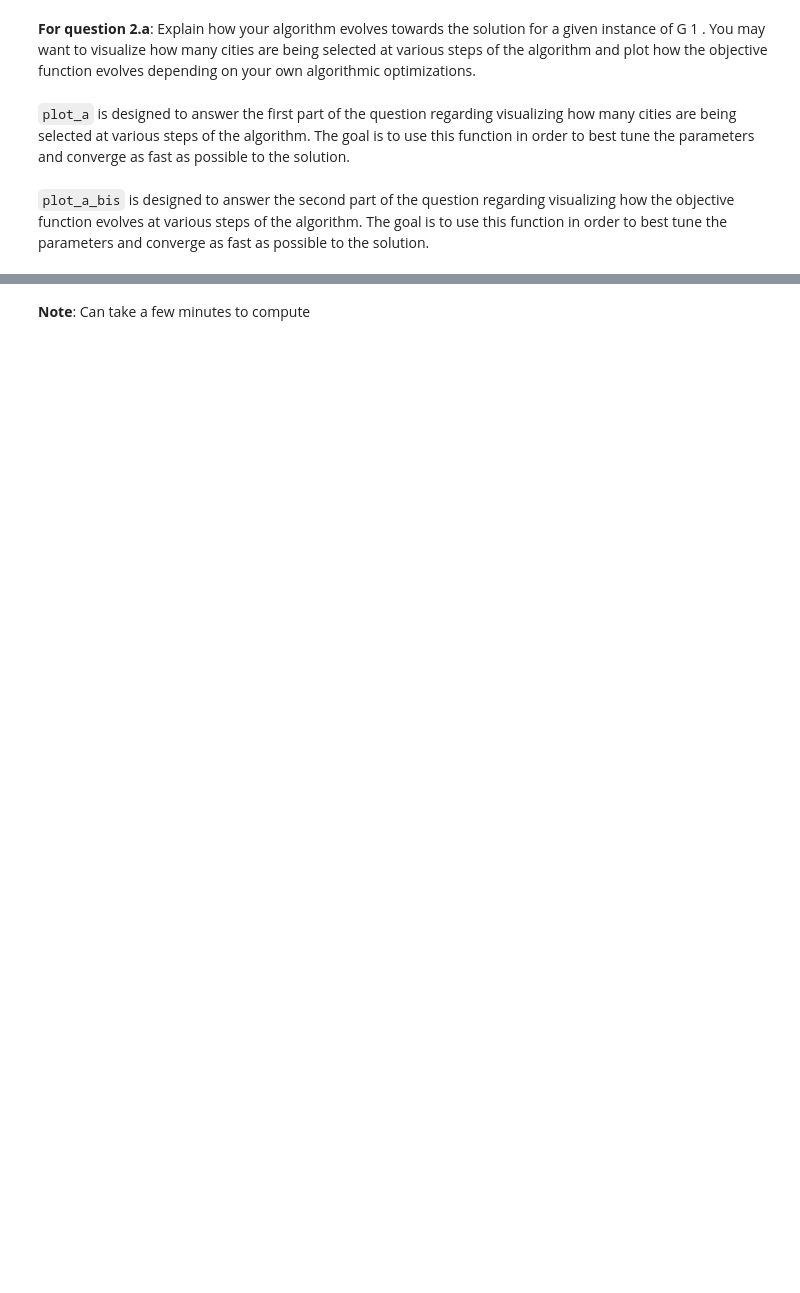
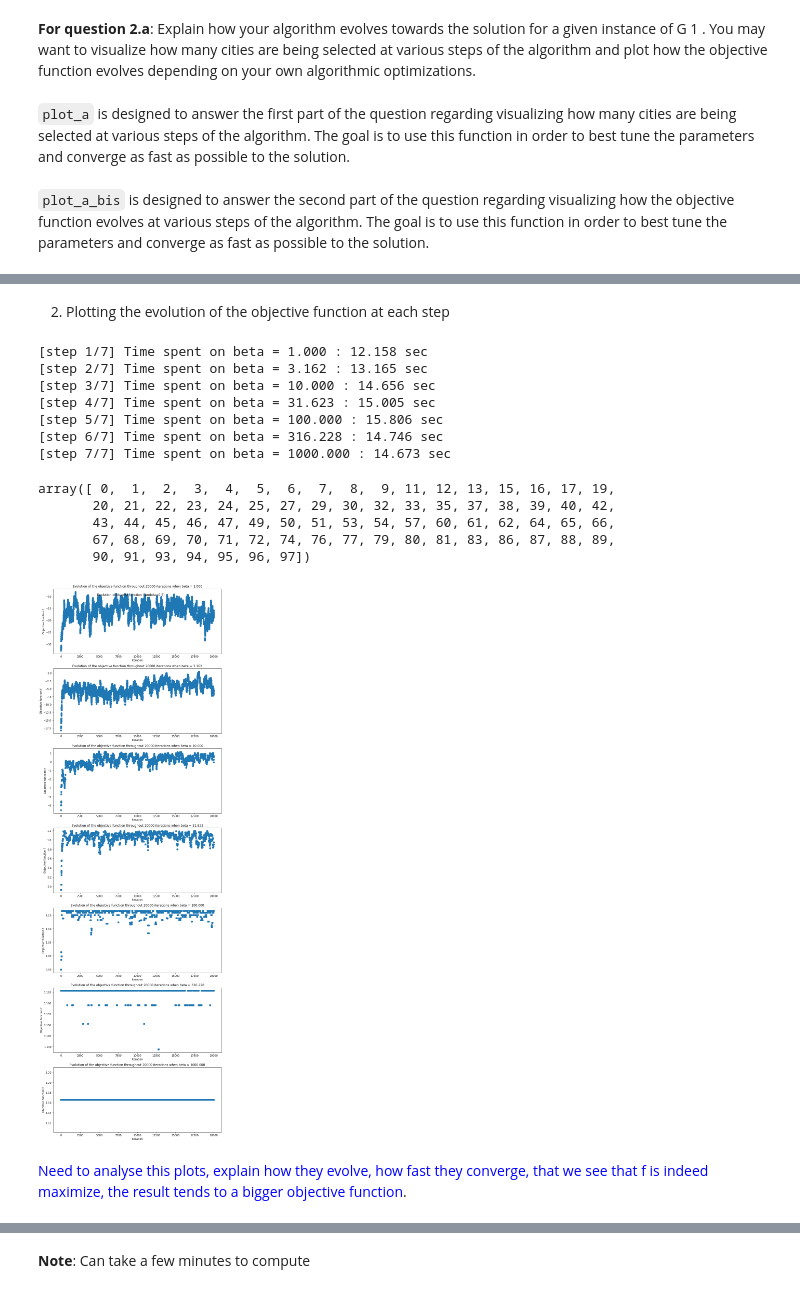
Before and after one commit to riccardocadei/Metropolis-Hastings-for-optimization, a Jupyter notebook: main.ipynb, the cells around one changed output, grey strips where cells are left out. Cells and saved outputs as stored; diff of their text form; code cells hidden in the pictures; blank space fills up the shorter version.

```diff
--- a/main.ipynb
+++ b/main.ipynb
@@ -553 +637,21 @@ def plot_a_bis(betas, n_iter, params):
+# %% [markdown]
+2) Plotting the evolution of the objective function at each step
+# %%
+simulated_annealing(betas, n_iter, params, verbose=True, plot_obj=True)
+# %% [output]
+[step 1/7] Time spent on beta = 1.000 : 12.158 sec
+[step 2/7] Time spent on beta = 3.162 : 13.165 sec
+[step 3/7] Time spent on beta = 10.000 : 14.656 sec
+[step 4/7] Time spent on beta = 31.623 : 15.005 sec
+[step 5/7] Time spent on beta = 100.000 : 15.806 sec
+[step 6/7] Time spent on beta = 316.228 : 14.746 sec
+[step 7/7] Time spent on beta = 1000.000 : 14.673 sec
+array([ 0,  1,  2,  3,  4,  5,  6,  7,  8,  9, 11, 12, 13, 15, 16, 17, 19,
+       20, 21, 22, 23, 24, 25, 27, 29, 30, 32, 33, 35, 37, 38, 39, 40, 42,
+       43, 44, 45, 46, 47, 49, 50, 51, 53, 54, 57, 60, 61, 62, 64, 65, 66,
+       67, 68, 69, 70, 71, 72, 74, 76, 77, 79, 80, 81, 83, 86, 87, 88, 89,
+       90, 91, 93, 94, 95, 96, 97])
+[figure, added]
+# %% [markdown]
+<span style="color:blue">Need to analyse this plots, explain how they evolve, how fast they converge, that we see that f is indeed maximize, the result tends to a bigger objective function</span>.
 # %% [markdown]
```
Also changed, not shown: parts of 65 cells of this notebook.
